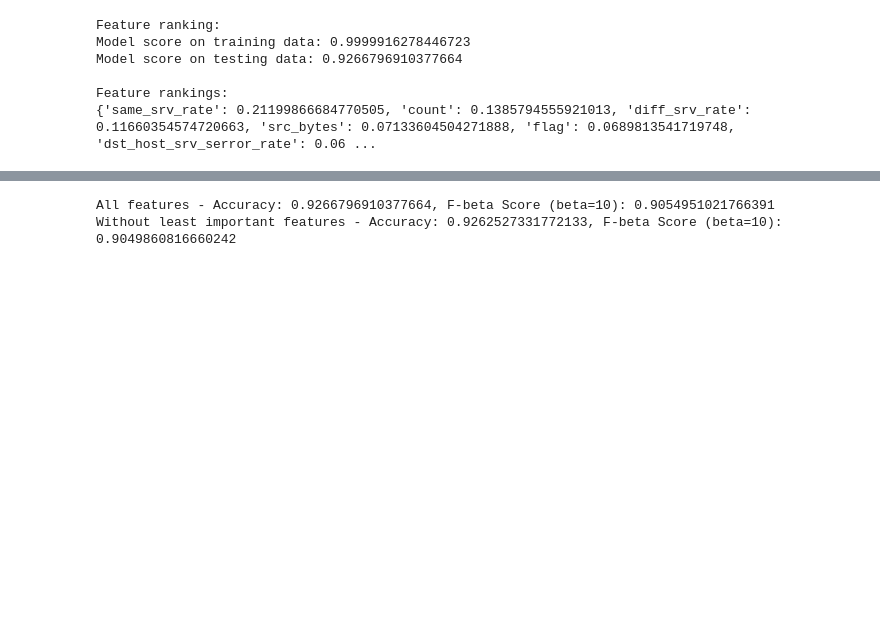
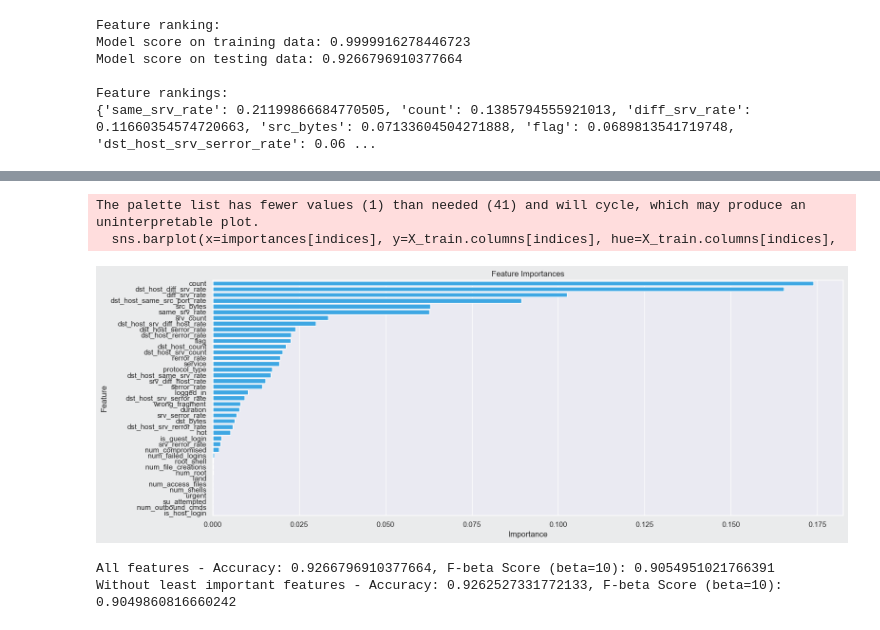
Before and after one commit to WildCodeWolf/Your-Data-Is-Mine, a Jupyter notebook: networktraffic-FeatureImportance.ipynb, the cells around one changed output, grey strips where cells are left out. Cells and saved outputs as stored; diff of their text form; code cells hidden in the pictures; blank space fills up the shorter version.

```diff
--- a/networktraffic-FeatureImportance.ipynb
+++ b/networktraffic-FeatureImportance.ipynb
@@ -104,3 +104,18 @@ The palette list has fewer values (1) than needed (41) and will cycle, which may
+# %%
+plt.figure(figsize=(16, 6))
+plt.title("Feature Importances")
+
+# Horizontal bar plot
+sns.barplot(x=importances[indices], y=X_train.columns[indices], hue=X_train.columns[indices],
+            palette=sns.color_palette([p.hex_code('blue')]), legend=False)
+plt.xlabel('Importance')
+plt.ylabel('Feature')
+plt.tight_layout()
+plt.show()
+# %% [output]
+The palette list has fewer values (1) than needed (41) and will cycle, which may produce an uninterpretable plot.
+  sns.barplot(x=importances[indices], y=X_train.columns[indices], hue=X_train.columns[indices],
+[figure, added]
 # %%
 # Evaluate model performance with and without specific features
 def evaluate_model(features):
```
Also changed, not shown: parts of 1 cell of this notebook, 5 other files.
